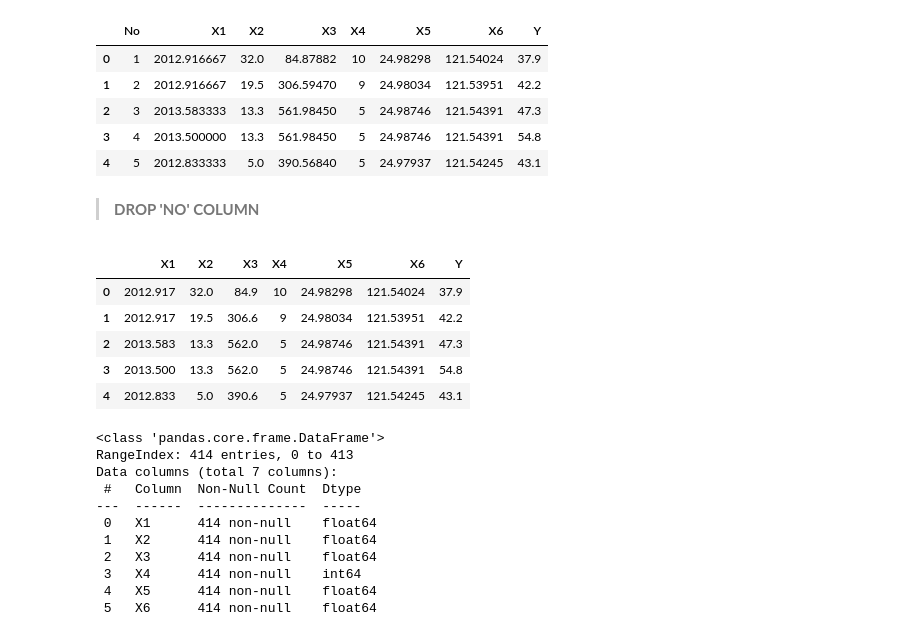
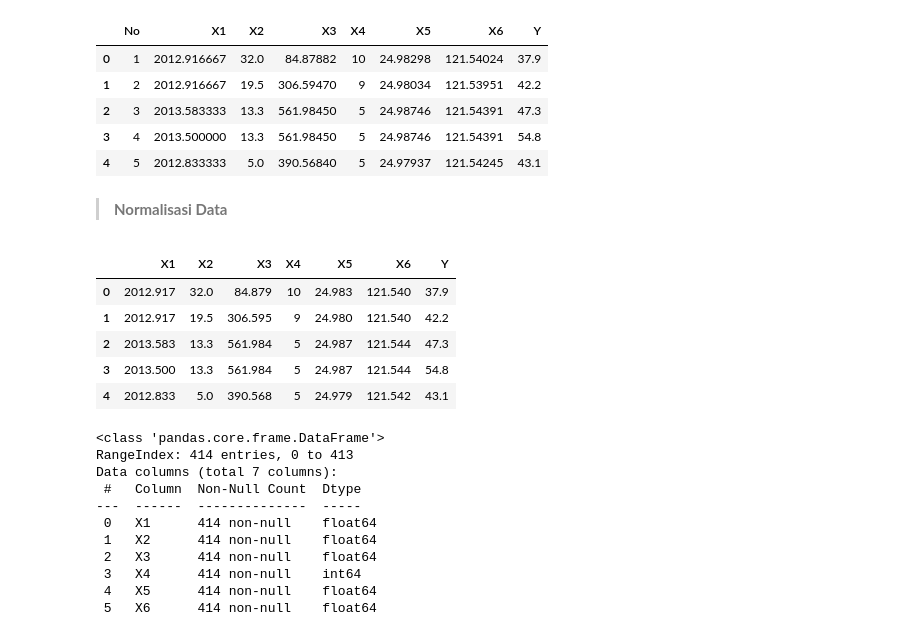
Before and after one commit to yonandaputri/GRNN, a Jupyter notebook: GRNN.ipynb, the cells around one changed output. Cells and saved outputs as stored; diff of their text form; code cells hidden in the pictures.

```diff
--- a/GRNN.ipynb
+++ b/GRNN.ipynb
@@ -24,25 +24,24 @@ df.head()
 | 2 | 3 | 2013.583333 | 13.3 | 561.98450 | 5 | 24.98746 | 121.54391 | 47.3 |
 | 3 | 4 | 2013.500000 | 13.3 | 561.98450 | 5 | 24.98746 | 121.54391 | 54.8 |
 | 4 | 5 | 2012.833333 | 5.0 | 390.56840 | 5 | 24.97937 | 121.54245 | 43.1 |
-# %% [markdown]
-
-
-> **DROP 'NO' COLUMN**
+# %% [markdown]
+
+
+> **Normalisasi Data**
 # %%
-# Preprocessing
 df = df.drop('No', axis = 1)
 # df = df.drop('X5', axis = 1)
 # df = df.drop('X6', axis = 1)
 # df = df.drop('Y', axis = 1)
-df = df.round({'X1': 3, 'X2': 1, 'X3': 1})
+df = df.round({'X1': 3, 'X2': 1, 'X3': 3, 'X5': 3, 'X6': 3})
 df.head()
 # %% [output]
 |  | X1 | X2 | X3 | X4 | X5 | X6 | Y |
-| 0 | 2012.917 | 32.0 | 84.9 | 10 | 24.98298 | 121.54024 | 37.9 |
-| 1 | 2012.917 | 19.5 | 306.6 | 9 | 24.98034 | 121.53951 | 42.2 |
-| 2 | 2013.583 | 13.3 | 562.0 | 5 | 24.98746 | 121.54391 | 47.3 |
-| 3 | 2013.500 | 13.3 | 562.0 | 5 | 24.98746 | 121.54391 | 54.8 |
-| 4 | 2012.833 | 5.0 | 390.6 | 5 | 24.97937 | 121.54245 | 43.1 |
+| 0 | 2012.917 | 32.0 | 84.879 | 10 | 24.983 | 121.540 | 37.9 |
+| 1 | 2012.917 | 19.5 | 306.595 | 9 | 24.980 | 121.540 | 42.2 |
+| 2 | 2013.583 | 13.3 | 561.984 | 5 | 24.987 | 121.544 | 47.3 |
+| 3 | 2013.500 | 13.3 | 561.984 | 5 | 24.987 | 121.544 | 54.8 |
+| 4 | 2012.833 | 5.0 | 390.568 | 5 | 24.979 | 121.542 | 43.1 |
 # %%
 df.info()
 # %% [output]
```
Also changed, not shown: parts of 14 cells of this notebook.
